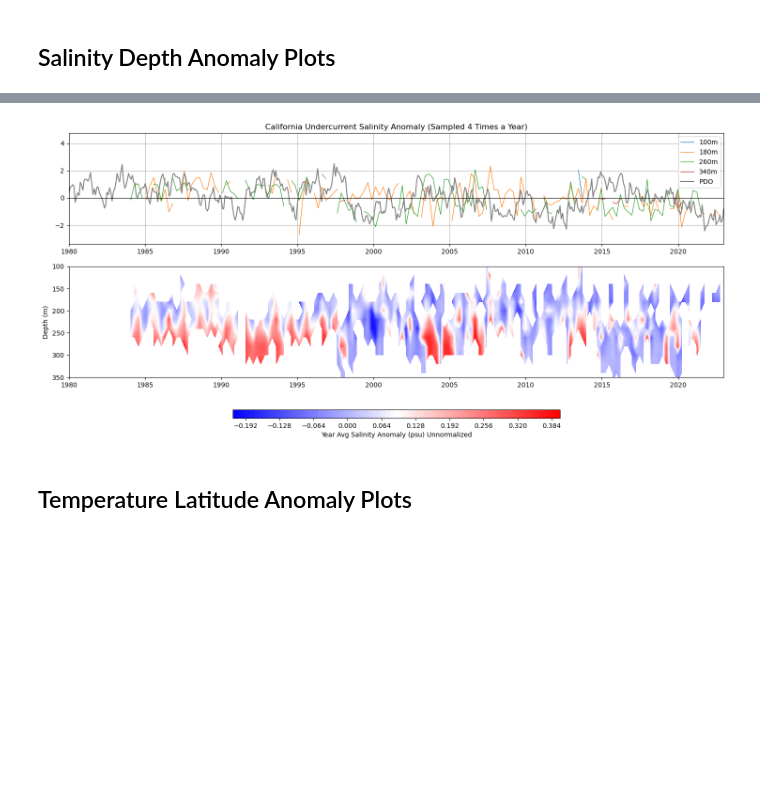
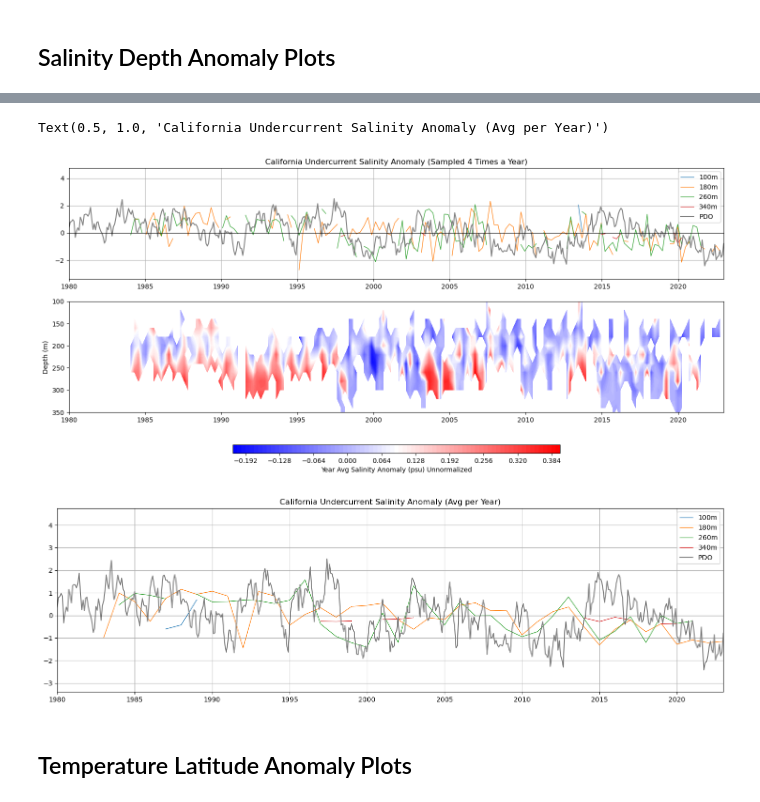
Before and after one commit to SalishSeaCast/analysis-griffon, a Jupyter notebook: notebooks/CaliforniaCurrentAnalysis/PreliminaryCurrentAnalysis.ipynb, the cells around one changed output, grey strips where cells are left out. Saved outputs shown, nothing was run; the diff lists cells and outputs as text; code cells hidden in the pictures; blank space fills up the shorter version.

```diff
--- a/notebooks/CaliforniaCurrentAnalysis/PreliminaryCurrentAnalysis.ipynb
+++ b/notebooks/CaliforniaCurrentAnalysis/PreliminaryCurrentAnalysis.ipynb
@@ -804,33 +846,56 @@ masked_depths = np.where(dep_mask)[0]  # indices of depths in range 100–350
 for idx in masked_depths[::4]:  # every 5th depth index in range
     dep_label = depth_ranges[idx]
     ax[0].plot(x_yr_4times, zscore(anom_array[idx], nan_policy='omit'), label=f'{dep_label}m', linewidth=0.9)
 
 # ax[0].plot(enso['decimal_yr'], zscore(enso['index']), c='grey', ls='-', label='ENSO')
 ax[0].plot(pdo['decimal_yr'], zscore(pdo['index']), c='grey', ls='-', label='PDO')
 # ax[0].plot(npgo['decimal_yr'], zscore(npgo['index'], nan_policy='omit'), c='grey', ls='-', label='NPGO')
 
 ax[0].set_xlim([1980,2023])
 ax[0].legend()
 ax[0].axhline(0, color='black', linewidth=0.8)
 ax[0].grid()
 ax[0].set_title('California Undercurrent Salinity Anomaly (Sampled 4 Times a Year)')
 
 vmax=3
 # levels = np.linspace(-vmax, vmax, 80)
 # cp = ax[1].contourf(X,Y, anom_array, levels=levels, cmap='bwr', extend='both')
 
 cp = ax[1].contourf(X,Y, anom_array, levels=80, cmap='bwr')
 
 ax[1].set_ylabel('Depth (m)')
 ax[1].set_xlim([1980,2023])
 ax[1].set_ylim([100,350])
 ax[1].invert_yaxis()
 
 # ticks = [-1, -0.5, 0, 0.5, 1, 1.5]
 cbar = fig.colorbar(cp, ax=ax, orientation='horizontal', pad=0.1, aspect=40, shrink=0.5)#, ticks=ticks)
 cbar.set_label('Year Avg Salinity Anomaly (psu) Unnormalized')
+
+##############################################################################
+
+fig, ax = plt.subplots(1,1, figsize=(18, 5))
+x_yr = np.arange(start_yr, end_yr)
+
+for idx in masked_depths[::4]:  # every 5th depth index in range
+    dep_label = depth_ranges[idx]
+    averaged = np.nanmean(zscore(anom_array[idx], nan_policy='omit').reshape(-1, 4), axis=1)
+    ax.plot(x_yr, averaged, label=f'{dep_label}m', linewidth=0.9)
+
+
+# ax[0].plot(enso['decimal_yr'], zscore(enso['index']), c='grey', ls='-', label='ENSO')
+ax.plot(pdo['decimal_yr'], zscore(pdo['index']), c='grey', ls='-', label='PDO')
+# ax[0].plot(npgo['decimal_yr'], zscore(npgo['index'], nan_policy='omit'), c='grey', ls='-', label='NPGO')
+
+ax.set_xlim([1980,2023])
+ax.legend()
+ax.axhline(0, color='black', linewidth=0.8)
+ax.grid()
+ax.set_title('California Undercurrent Salinity Anomaly (Avg per Year)')
 # %% [output]
+Text(0.5, 1.0, 'California Undercurrent Salinity Anomaly (Avg per Year)')
 [figure]
+[figure, added]
 # %% [markdown]
 ## Temperature Latitude Anomaly Plots
 # %%
```
Also changed, not shown: parts of 3 cells of this notebook, 32 other files.
